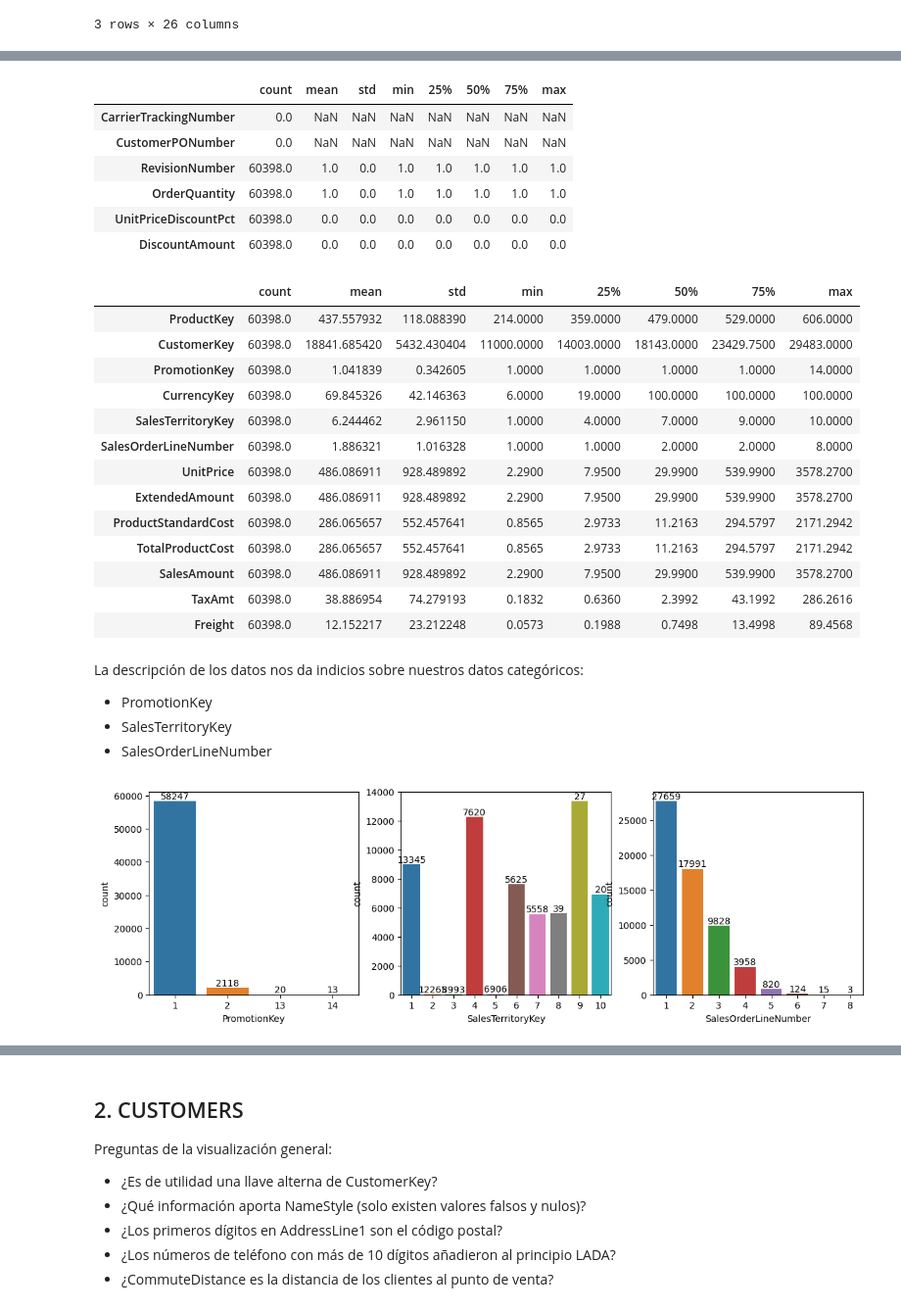
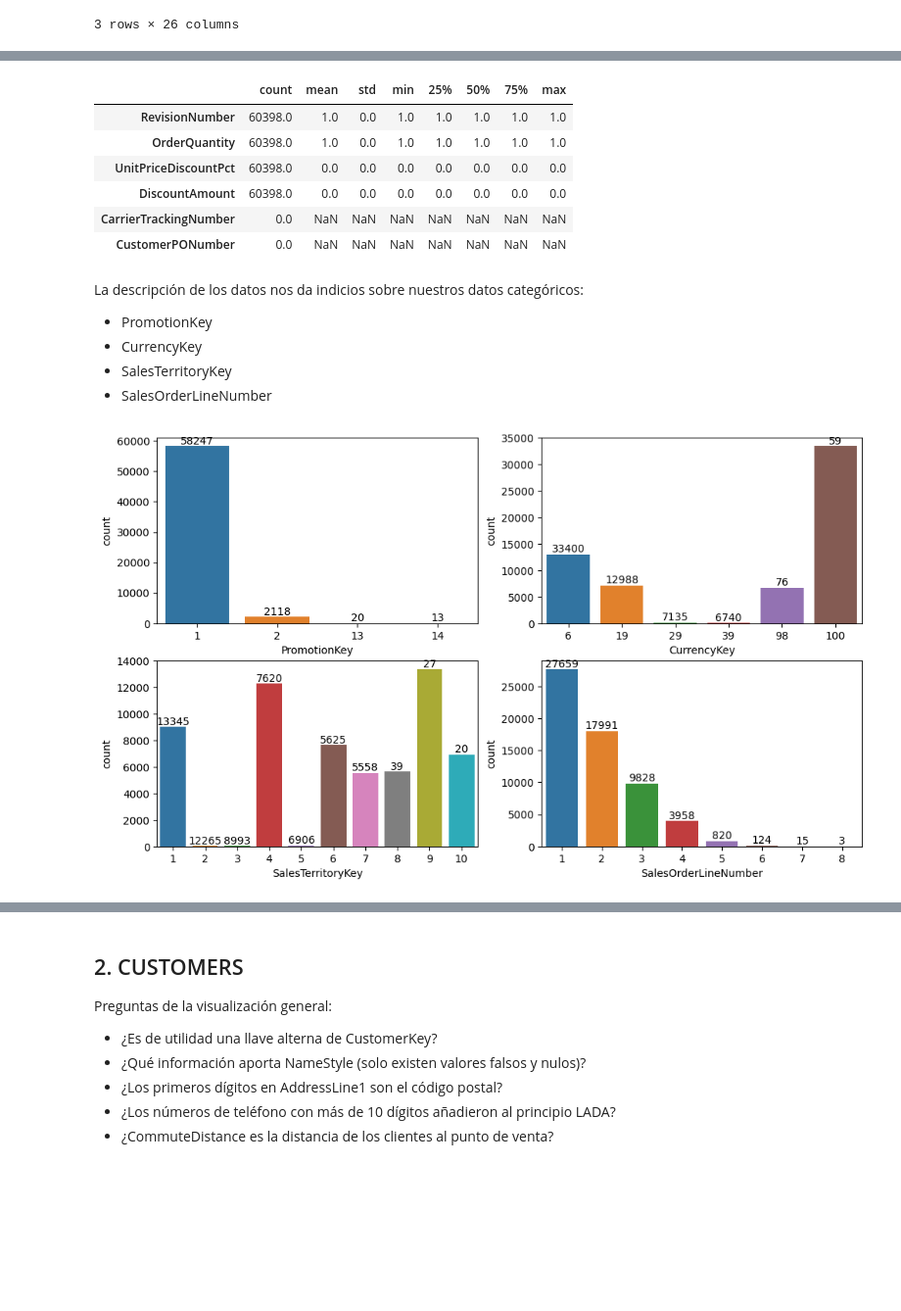
Before and after one commit to Sof265/Database-project, a Jupyter notebook: analisis-exploratorio.ipynb, the cells around one changed output, grey strips where cells are left out. Shown: that part at 98% size. Drawn from its saved outputs; the diff is of its cells as text; code cells hidden in the pictures; blank space fills up the shorter version.

```diff
--- a/analisis-exploratorio.ipynb
+++ b/analisis-exploratorio.ipynb
@@ -52,3 +19,24 @@ curr = pd.read_csv(myPath + 'CURRENCY.csv', encoding='latin-1')
+# %%
+# Lectura de datos
+myPath = '/workspaces/Database-project/data/'
+# Principales
+sales = pd.read_csv(myPath + 'aligned/SALES.csv', encoding='latin-1')
+cust = pd.read_csv(myPath + 'aligned/Customer.csv', encoding='latin-1')
+prod = pd.read_csv(myPath + 'aligned/Product.csv', encoding='latin-1')
+# Complementarios
+prom = pd.read_csv(myPath + 'aligned/Promotion.csv', encoding='latin-1')
+curr = pd.read_csv(myPath + 'aligned/CURRENCY.csv', encoding='latin-1')
+
+# Funciones
+def my_summary(df):
+    count_values = df.count().to_frame('count')
+    distinct_values = df.nunique().to_frame('distinct')
+    min_col_len = df.round(0).astype(str).apply(lambda s: s.str.len()).max().to_frame('min_length')
+    max_col_len = df.round(0).astype(str).apply(lambda s: s.str.len()).max().to_frame('max_length')
+    num_types = df.dtypes.to_frame('dtypes')
+    min_max_value = pd.concat([df.min().to_frame('min_value'), df.max().to_frame('max_value')], axis=1)
+    my_summary = pd.concat([count_values, distinct_values, min_col_len, max_col_len, num_types, min_max_value], axis=1)
+    return my_summary
 # %% [markdown]
 ## 1. Sales
 Preguntas planteadas al tener una visualización general:
@@ -74,64 +82,54 @@ sales.head(3)
     * RevisionNumber y OrderQuantity tienen 1 como su único valor.
     * UnitPriceDiscountPct y DiscountAmount tienen 0 como su único valor.
 # %%
-sales[['CarrierTrackingNumber', 'CustomerPONumber', \
-        'RevisionNumber', 'OrderQuantity', 'UnitPriceDiscountPct', 'DiscountAmount']].describe().T
+sales[['RevisionNumber', 'OrderQuantity', \
+        'UnitPriceDiscountPct', 'DiscountAmount', 'CarrierTrackingNumber', 'CustomerPONumber']].describe().T
 # %% [output]
 |  | count | mean | std | min | 25% | 50% | 75% | max |
-| CarrierTrackingNumber | 0.0 | NaN | NaN | NaN | NaN | NaN | NaN | NaN |
-| CustomerPONumber | 0.0 | NaN | NaN | NaN | NaN | NaN | NaN | NaN |
 | RevisionNumber | 60398.0 | 1.0 | 0.0 | 1.0 | 1.0 | 1.0 | 1.0 | 1.0 |
 | OrderQuantity | 60398.0 | 1.0 | 0.0 | 1.0 | 1.0 | 1.0 | 1.0 | 1.0 |
 | UnitPriceDiscountPct | 60398.0 | 0.0 | 0.0 | 0.0 | 0.0 | 0.0 | 0.0 | 0.0 |
 | DiscountAmount | 60398.0 | 0.0 | 0.0 | 0.0 | 0.0 | 0.0 | 0.0 | 0.0 |
+| CarrierTrackingNumber | 0.0 | NaN | NaN | NaN | NaN | NaN | NaN | NaN |
+| CustomerPONumber | 0.0 | NaN | NaN | NaN | NaN | NaN | NaN | NaN |
 # %%
+sales_cp = sales.copy()
 # Se verifica que ninguna fecha tenga problemasde formato.
-sales['OrderDate'] = pd.to_datetime(sales['OrderDate'], format='%Y-%m-%d %H:%M:%S')
-sales['DueDate'] = pd.to_datetime(sales['DueDate'], format='%Y-%m-%d %H:%M:%S')
-sales['ShipDate'] = pd.to_datetime(sales['ShipDate'], format='%Y-%m-%d %H:%M:%S')
-
-# sales['SalesOrderNumber'].unique().shape # (27659,) << 60398
+sales_cp['OrderDate'] = pd.to_datetime(sales_cp['OrderDate'], format='%Y-%m-%d %H:%M:%S')
+sales_cp['DueDate'] = pd.to_datetime(sales_cp['DueDate'], format='%Y-%m-%d %H:%M:%S')
+sales_cp['ShipDate'] = pd.to_datetime(sales_cp['ShipDate'], format='%Y-%m-%d %H:%M:%S')
 # Se eliminan las columnas sin datos y las llaves de fechas.
-sales.drop(columns=['CarrierTrackingNumber', 'CustomerPONumber', \
-    'OrderDateKey', 'DueDateKey', 'ShipDateKey', \
-        'RevisionNumber', 'OrderQuantity', 'UnitPriceDiscountPct', 'DiscountAmount'], inplace = True)
+sales_cp.drop(columns=['RevisionNumber', 'OrderQuantity', \
+        'UnitPriceDiscountPct', 'DiscountAmount', 'CarrierTrackingNumber', 'CustomerPONumber'], inplace = True)
 # Guardamos los datos limpios.
-sales.to_csv(myPath+'cleaned/SALES_clean.csv', index=False)
-sales.describe().T
+sales_cp.to_csv(myPath+'cleaned/SALES_clean.csv', encoding='latin-1', index=False)
+# sales_cp.describe().T
-# %% [output]
-|  | count | mean | std | min | 25% | 50% | 75% | max |
-| ProductKey | 60398.0 | 437.557932 | 118.088390 | 214.0000 | 359.0000 | 479.0000 | 529.0000 | 606.0000 |
-| CustomerKey | 60398.0 | 18841.685420 | 5432.430404 | 11000.0000 | 14003.0000 | 18143.0000 | 23429.7500 | 29483.0000 |
-| PromotionKey | 60398.0 | 1.041839 | 0.342605 | 1.0000 | 1.0000 | 1.0000 | 1.0000 | 14.0000 |
-| CurrencyKey | 60398.0 | 69.845326 | 42.146363 | 6.0000 | 19.0000 | 100.0000 | 100.0000 | 100.0000 |
-| SalesTerritoryKey | 60398.0 | 6.244462 | 2.961150 | 1.0000 | 4.0000 | 7.0000 | 9.0000 | 10.0000 |
-| SalesOrderLineNumber | 60398.0 | 1.886321 | 1.016328 | 1.0000 | 1.0000 | 2.0000 | 2.0000 | 8.0000 |
-| UnitPrice | 60398.0 | 486.086911 | 928.489892 | 2.2900 | 7.9500 | 29.9900 | 539.9900 | 3578.2700 |
-| ExtendedAmount | 60398.0 | 486.086911 | 928.489892 | 2.2900 | 7.9500 | 29.9900 | 539.9900 | 3578.2700 |
-| ProductStandardCost | 60398.0 | 286.065657 | 552.457641 | 0.8565 | 2.9733 | 11.2163 | 294.5797 | 2171.2942 |
-| TotalProductCost | 60398.0 | 286.065657 | 552.457641 | 0.8565 | 2.9733 | 11.2163 | 294.5797 | 2171.2942 |
-| SalesAmount | 60398.0 | 486.086911 | 928.489892 | 2.2900 | 7.9500 | 29.9900 | 539.9900 | 3578.2700 |
-| TaxAmt | 60398.0 | 38.886954 | 74.279193 | 0.1832 | 0.6360 | 2.3992 | 43.1992 | 286.2616 |
-| Freight | 60398.0 | 12.152217 | 23.212248 | 0.0573 | 0.1988 | 0.7498 | 13.4998 | 89.4568 |
 # %% [markdown]
 La descripción de los datos nos da indicios sobre nuestros datos categóricos:
 * PromotionKey
+* CurrencyKey
 * SalesTerritoryKey
 * SalesOrderLineNumber
 # %%
 sales = pd.read_csv(myPath + 'cleaned/SALES_clean.csv', encoding='latin-1', \
     parse_dates=['OrderDate', 'DueDate', 'ShipDate'], infer_datetime_format=True)
 df = sales
-fig, axes = plt.subplots(1, 3, figsize=(14, 4))
-ax = sns.countplot(data = df, ax=axes[0], x='PromotionKey')
+fig, axes = plt.subplots(2, 2, figsize=(12, 7))
+ax = sns.countplot(data = df, ax=axes[0,0], x='PromotionKey')
 abs_values = df['PromotionKey'].value_counts().values
 ax.bar_label(container=ax.containers[0], labels=abs_values)
-ax = sns.countplot(data= df, ax=axes[1], x='SalesTerritoryKey')
+
+ax = sns.countplot(data = df, ax=axes[0,1], x='CurrencyKey')
+abs_values = df['CurrencyKey'].value_counts().values
+ax.bar_label(container=ax.containers[0], labels=abs_values)
+
+ax = sns.countplot(data= df, ax=axes[1,0], x='SalesTerritoryKey')
 abs_values = df['SalesTerritoryKey'].value_counts().values
 ax.bar_label(container=ax.containers[0], labels=abs_values)
-ax = sns.countplot(ax=axes[2], x=df['SalesOrderLineNumber'])
+
+ax = sns.countplot(data=df, ax=axes[1,1], x=df['SalesOrderLineNumber'])
 abs_values = df['SalesOrderLineNumber'].value_counts().values
 ax.bar_label(container=ax.containers[0], labels=abs_values);
 # %% [output]
-[figure, old version]
+[figure, new version]
 # %% [markdown]
```
Also changed, not shown: parts of 20 cells of this notebook, 3 other files.
